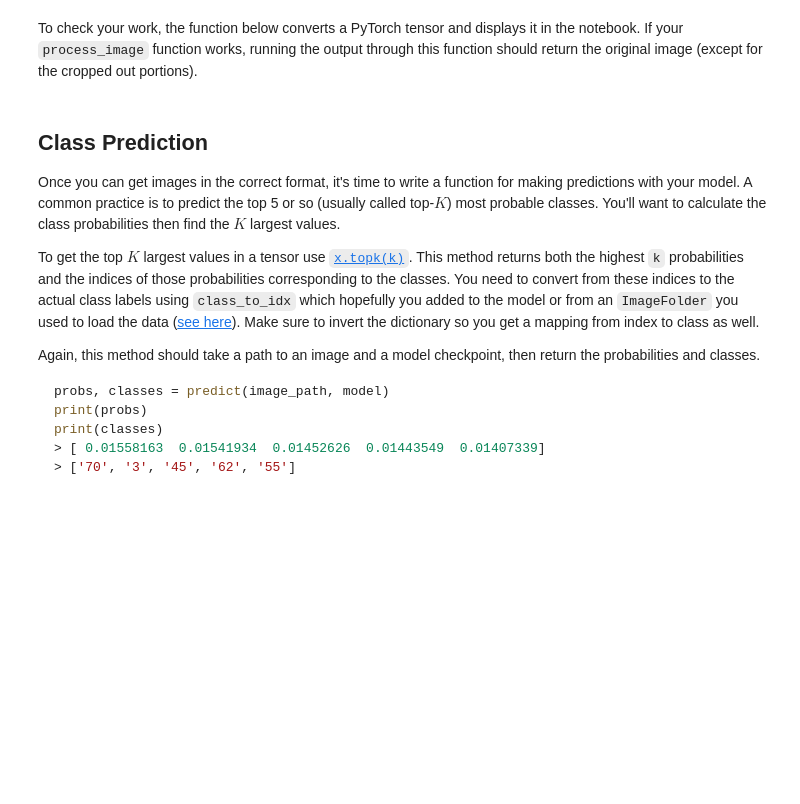
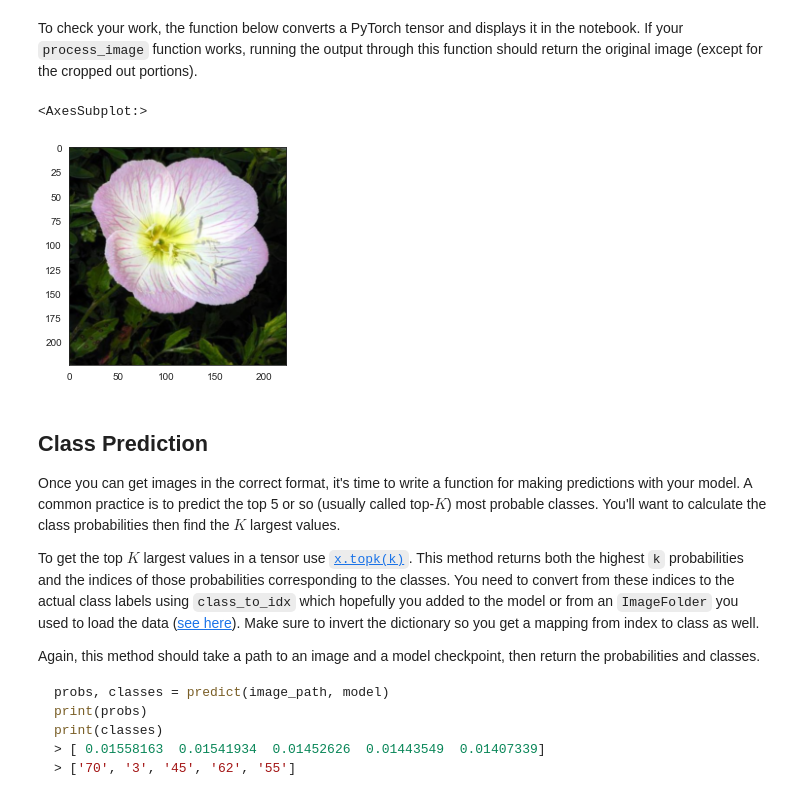
Before and after one commit to ahmed-gharib89/AIPND-Project, a Jupyter notebook: Image Classifier Project.ipynb, the cells around one changed output. Drawn from its saved outputs; the diff is of its cells as text; code cells hidden in the pictures; blank space fills up the shorter version.

Commit message:
Finish the first part of the project

```diff
--- a/Image Classifier Project.ipynb
+++ b/Image Classifier Project.ipynb
@@ -482,3 +482,19 @@ Remember that you'll want to completely rebuild the model later so you can use i
+# %%
+# Attach class to index to the model
+model.class_to_idx =  train_data.class_to_idx
+
+# Checkpoint file path
+checkpoint_file = 'checkpoint.pth'
+# model state dict
+model_state = {
+    'state_dict': model.state_dict(),
+    'optimizer_dict': optimizer.state_dict(),
+    'classifier': model.classifier,
+    'class_to_idx': model.class_to_idx,
+    'classes_weights': weight
+}
+# Save the model
+torch.save(model_state, checkpoint_file)
 # %% [markdown]
 ## Loading the checkpoint
 
@@ -521,3 +541,27 @@ def process_image(image):
+# %%
+def process_image(image):
+    ''' Scales, crops, and normalizes a PIL image for a PyTorch model,
+        returns an Numpy array
+    '''
+
+    # Done: Process a PIL image for use in a PyTorch model
+    # First load the image
+    img = Image.open(image)
+
+    # Setup the normalizer
+    normalizer = transforms.Normalize(mean=[0.485, 0.456, 0.406],
+                                      std=[0.229, 0.224, 0.225])
+
+    # Setting up image preprocessor
+    img_transform = transforms.Compose([transforms.Resize((224, 224)), # Resize the image to 244x244
+                                        transforms.ToTensor(), # Convert the numpy array that contains the image into a tensor
+                                        normalizer]) # Apply the normalizer
+
+    # Apply the preprocessing to the image
+    # And add a dummy axis as the model expect a batch of images not a single image
+    preproccessed_img = img_transform(img)
+
+    return preproccessed_img
 # %% [markdown]
 To check your work, the function below converts a PyTorch tensor and displays it in the notebook. If your `process_image` function works, running the output through this function should return the original image (except for the cropped out portions).
 # %%
@@ -541,6 +585,12 @@ def imshow(image, ax=None, title=None):
     ax.imshow(image)
 
     return ax
+# %%
+test_image = process_image('flowers/test/1/image_06743.jpg')
+imshow(test_image)
+# %% [output]
+<AxesSubplot:>
+[figure, added]
 # %% [markdown]
 ## Class Prediction
 
```
Also changed, not shown: parts of 13 cells of this notebook.
